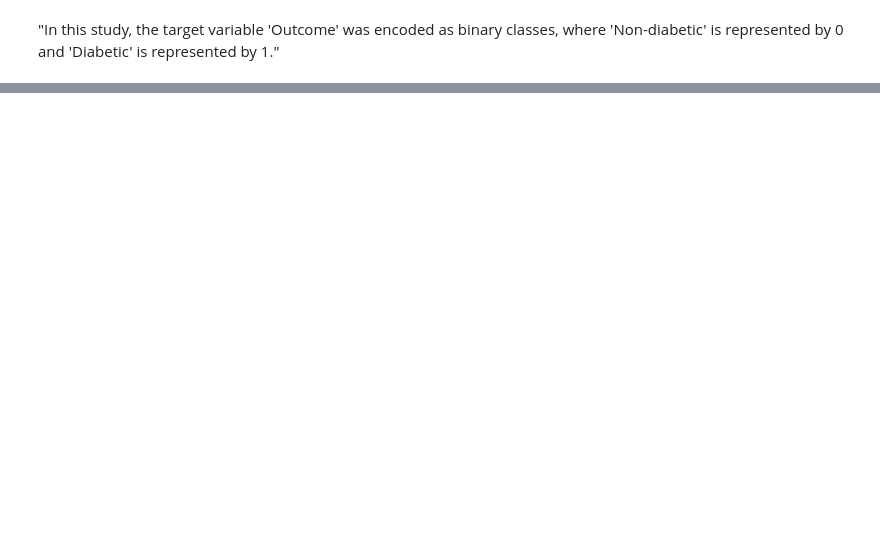
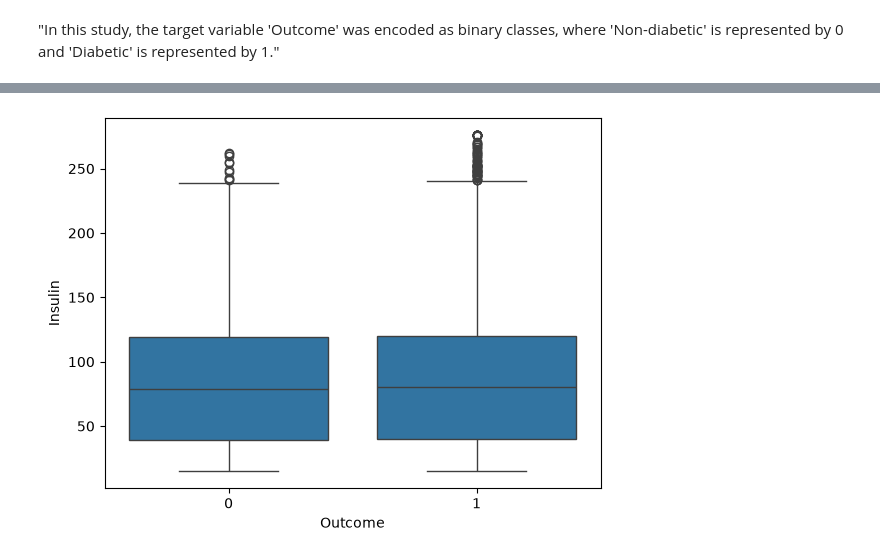
Before and after one commit to 2026324-cmd/achine-Learning-HDip2026-, a Jupyter notebook: Sumi Heo(2026324) - Machine Learning CA1.ipynb, the cells around one changed output, grey strips where cells are left out. Drawn from its saved outputs; the diff is of its cells as text; code cells hidden in the pictures; blank space fills up the shorter version.

```diff
--- a/Sumi Heo(2026324) - Machine Learning CA1.ipynb
+++ b/Sumi Heo(2026324) - Machine Learning CA1.ipynb
@@ -316,0 +399,5 @@ Passing `palette` without assigning `hue` is deprecated and will be removed in v
+# %%
+sns.boxplot(x='Outcome', y='Insulin', data=df)
+plt.show()
+# %% [output]
+[figure, added]
```
Also changed, not shown: parts of 53 cells of this notebook, 1 other file.
